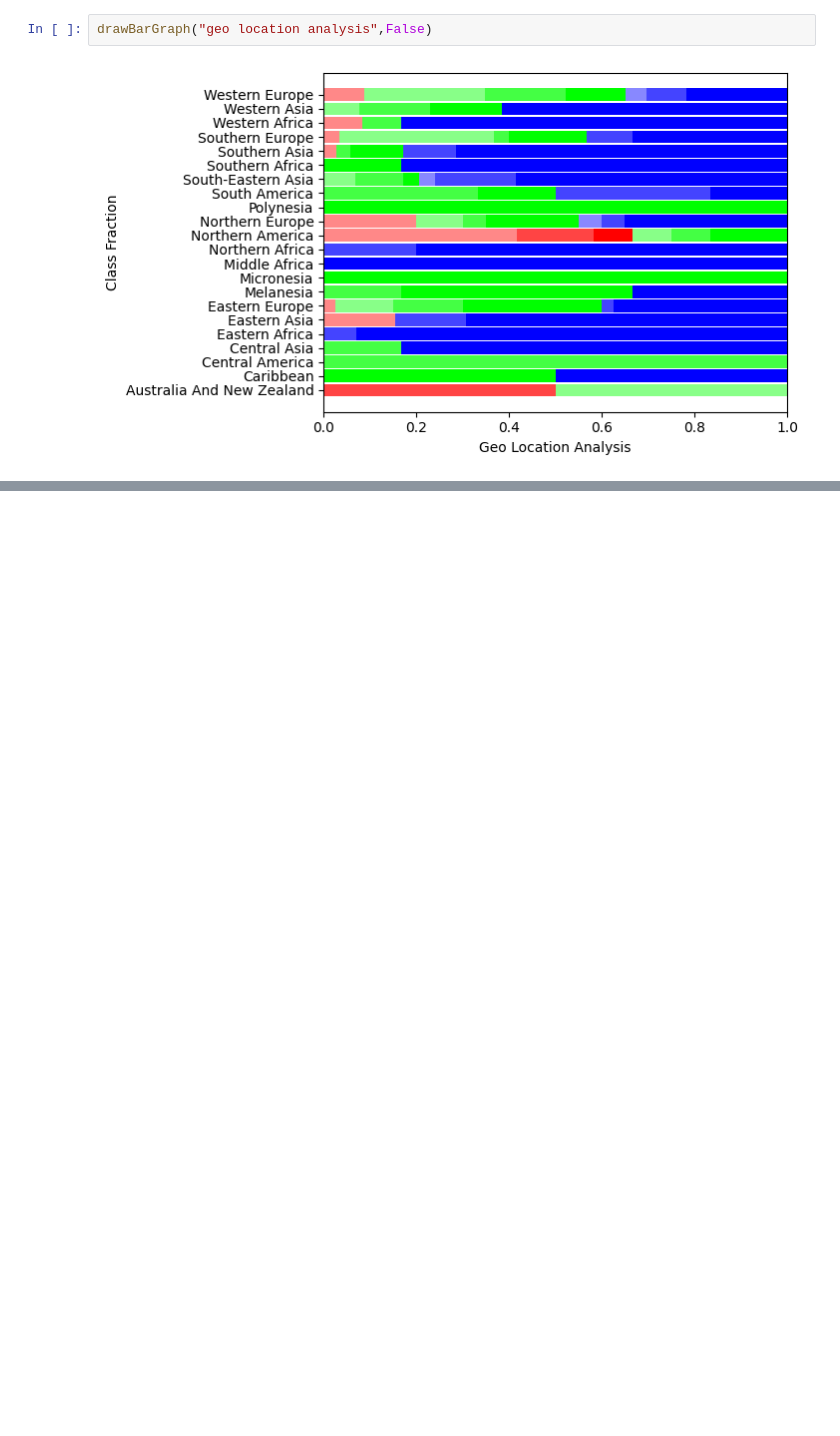
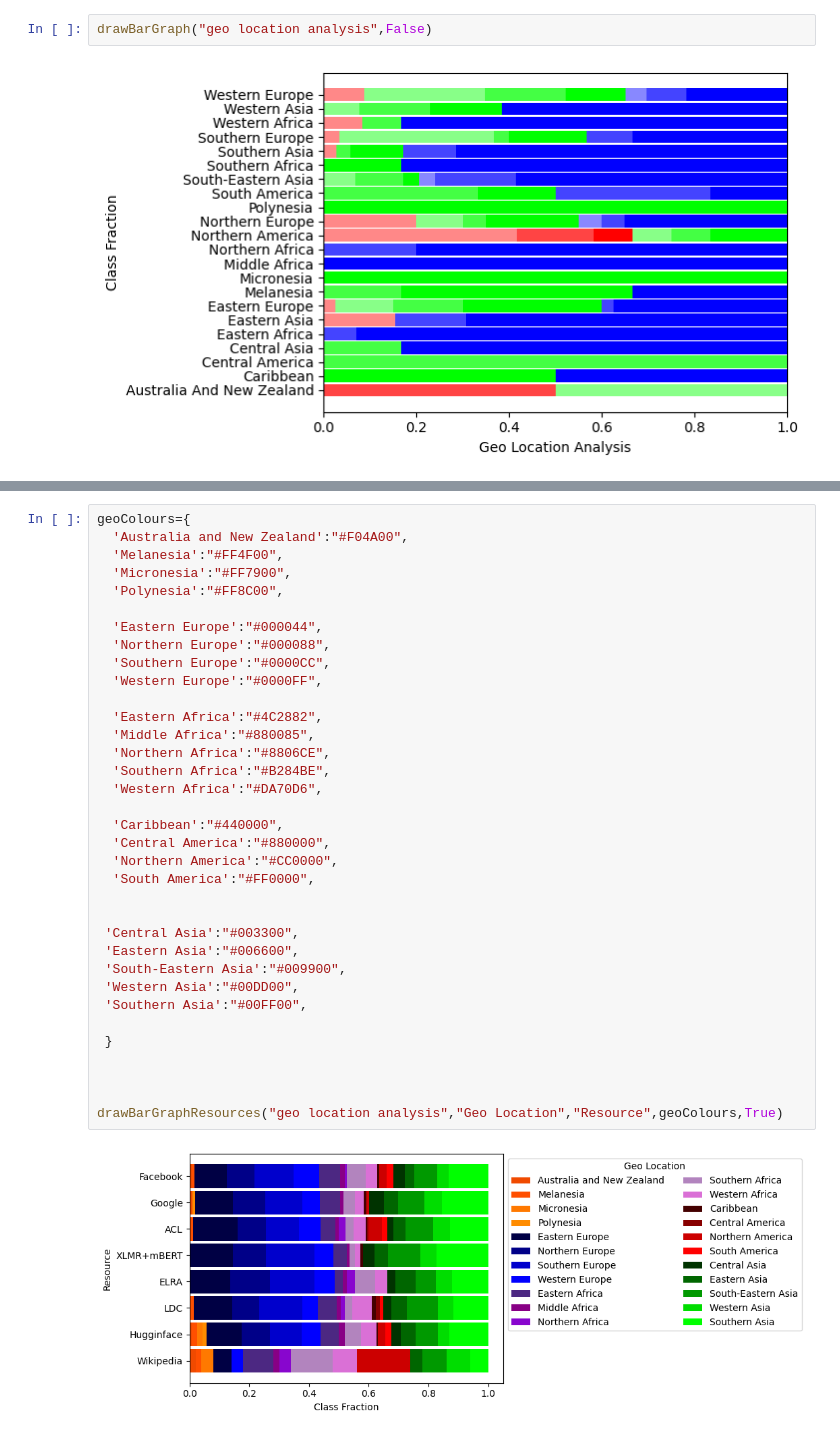
Before and after one commit to NisansaDdS/Some-Languages-are-More-Equal-than-Others, a Jupyter notebook: Generate Diagrams.ipynb, the cells around one changed output, grey strips where cells are left out. Drawn from its saved outputs; the diff is of its cells as text; blank space fills up the shorter version.

Commit message:
Added co9de to Generate Distribution of Resources horizontal bar graphs

```diff
--- a/Generate Diagrams.ipynb
+++ b/Generate Diagrams.ipynb
@@ -1659,0 +1739,37 @@ drawBarGraph("geo location analysis",False)
+# %%
+geoColours={
+  'Australia and New Zealand':"#F04A00",
+  'Melanesia':"#FF4F00",
+  'Micronesia':"#FF7900",
+  'Polynesia':"#FF8C00",
+
+  'Eastern Europe':"#000044",
+  'Northern Europe':"#000088",
+  'Southern Europe':"#0000CC",
+  'Western Europe':"#0000FF",
+
+  'Eastern Africa':"#4C2882",
+  'Middle Africa':"#880085",
+  'Northern Africa':"#8806CE",
+  'Southern Africa':"#B284BE",
+  'Western Africa':"#DA70D6",
+
+  'Caribbean':"#440000",
+  'Central America':"#880000",
+  'Northern America':"#CC0000",
+  'South America':"#FF0000",
+
+
+ 'Central Asia':"#003300",
+ 'Eastern Asia':"#006600",
+ 'South-Eastern Asia':"#009900",
+ 'Western Asia':"#00DD00",
+ 'Southern Asia':"#00FF00",
+
+ }
+
+
+
+drawBarGraphResources("geo location analysis","Geo Location","Resource",geoColours,True)
+# %% [output]
+[figure, added]
```
Also changed, not shown: parts of 3 cells of this notebook, 2 other files.
